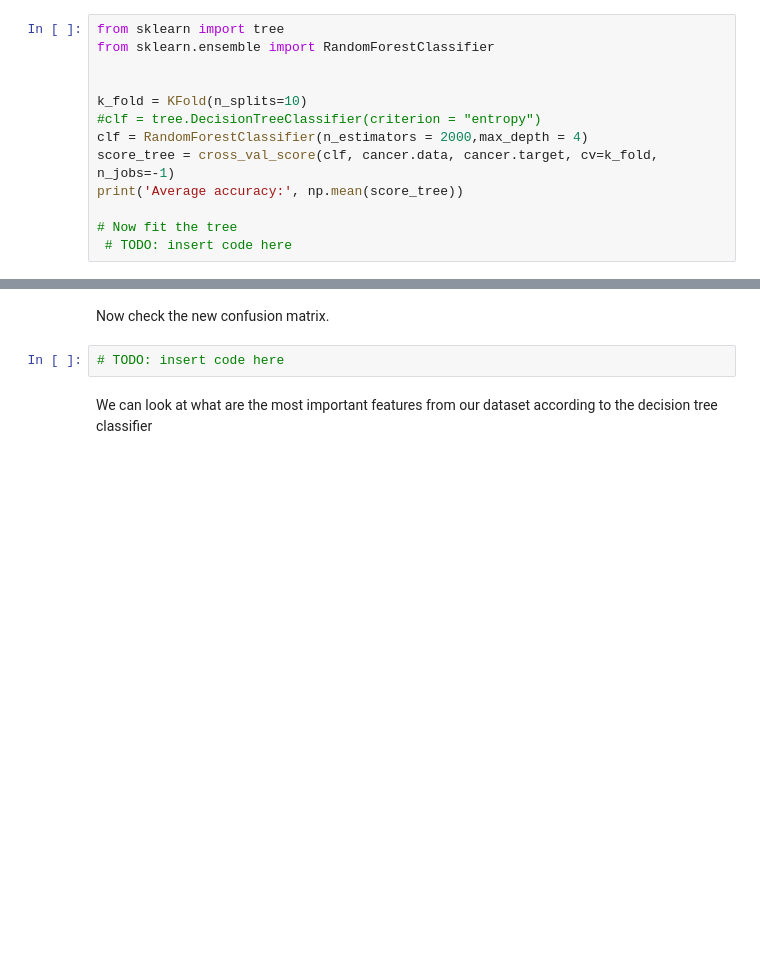
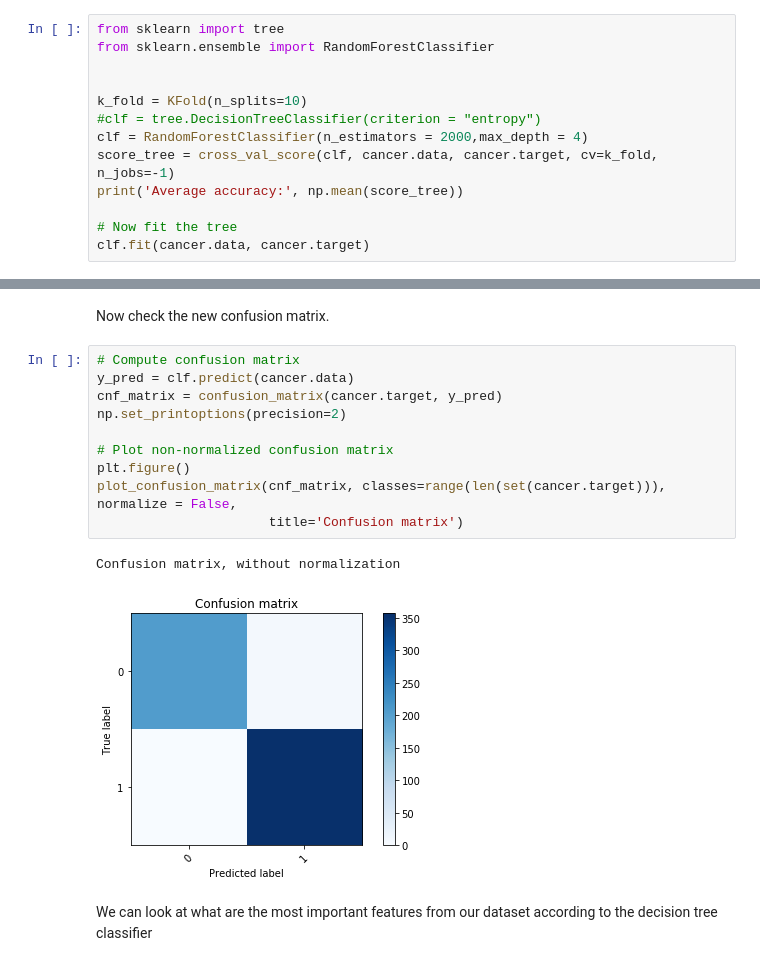
Before and after one commit to itsdaveba/ce888labs, a Jupyter notebook: labs/lab3/Breast_Cancer_dataset.ipynb, the cells around one changed output, grey strips where cells are left out. Saved outputs shown, nothing was run; the diff lists cells and outputs as text; blank space fills up the shorter version.

```diff
--- a/labs/lab3/Breast_Cancer_dataset.ipynb
+++ b/labs/lab3/Breast_Cancer_dataset.ipynb
@@ -262,4 +312,4 @@ score_tree = cross_val_score(clf, cancer.data, cancer.target, cv=k_fold, n_jobs=
 print('Average accuracy:', np.mean(score_tree))
 
 # Now fit the tree
- # TODO: insert code here
+clf.fit(cancer.data, cancer.target)
@@ -266,7 +325,18 @@ print('Average accuracy:', np.mean(score_tree))
 # %% [markdown]
 Now check the new confusion matrix.
-# %%
-# TODO: insert code here
+# %%
+# Compute confusion matrix
+y_pred = clf.predict(cancer.data)
+cnf_matrix = confusion_matrix(cancer.target, y_pred)
+np.set_printoptions(precision=2)
+
+# Plot non-normalized confusion matrix
+plt.figure()
+plot_confusion_matrix(cnf_matrix, classes=range(len(set(cancer.target))), normalize = False,
+                      title='Confusion matrix')
+# %% [output]
+Confusion matrix, without normalization
+[figure, added]
 # %% [markdown]
 We can look at what are the most important features from our dataset according to the decision tree classifier
 # %%
```
Also changed, not shown: parts of 22 cells of this notebook.
